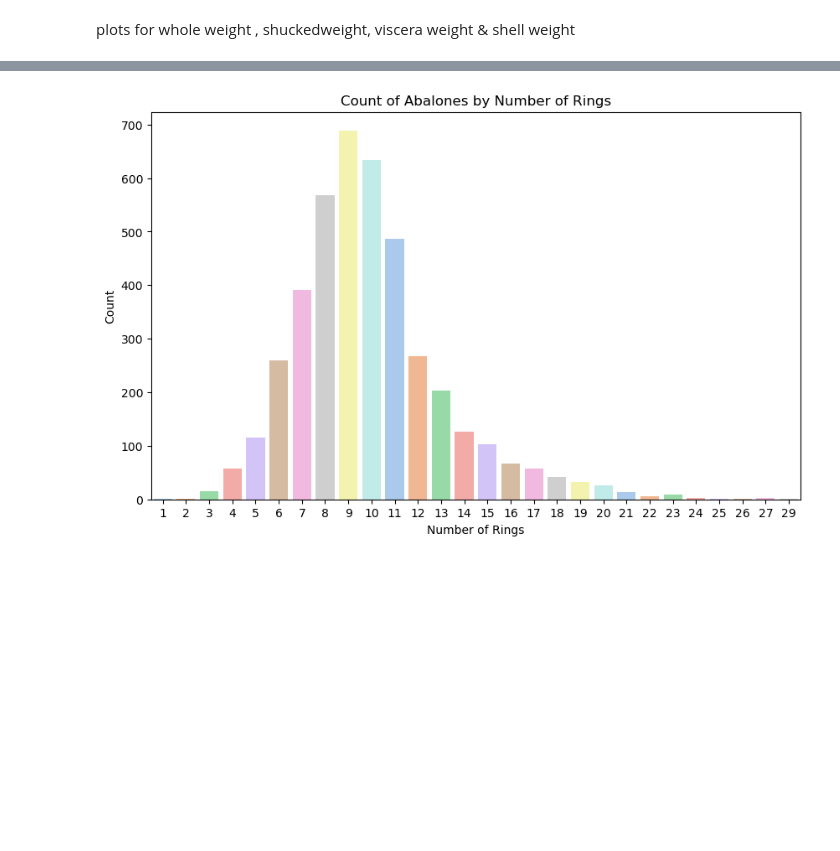
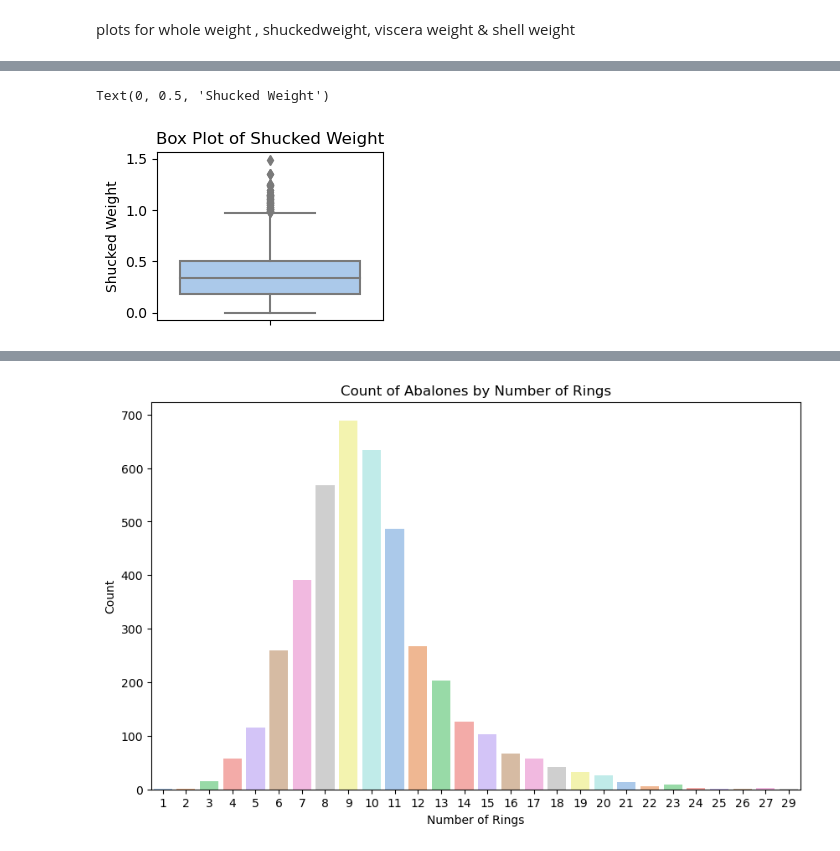
Before and after one commit to RyanMch97/Machine-Learning-Autumn, a Jupyter notebook: MachineLearning-Autumn.ipynb, the cells around one changed output, grey strips where cells are left out. Drawn from its saved outputs; the diff is of its cells as text; code cells hidden in the pictures; blank space fills up the shorter version.

```diff
--- a/MachineLearning-Autumn.ipynb
+++ b/MachineLearning-Autumn.ipynb
@@ -251,0 +261,9 @@ plots for whole weight , shuckedweight, viscera weight & shell weight
+# %%
+# Box plot for Shucked Weight
+plt.subplot(2, 2, 2)
+sns.boxplot(y=df['shucked_weight'], palette='pastel')
+plt.title('Box Plot of Shucked Weight')
+plt.ylabel('Shucked Weight')
+# %% [output]
+Text(0, 0.5, 'Shucked Weight')
+[figure, added]
```
Also changed, not shown: parts of 6 cells of this notebook.
